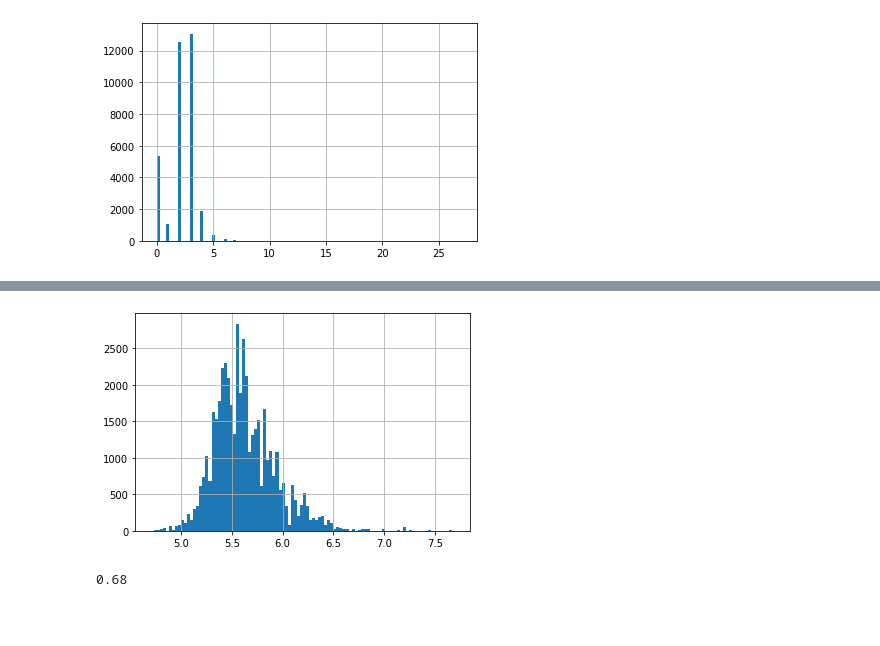
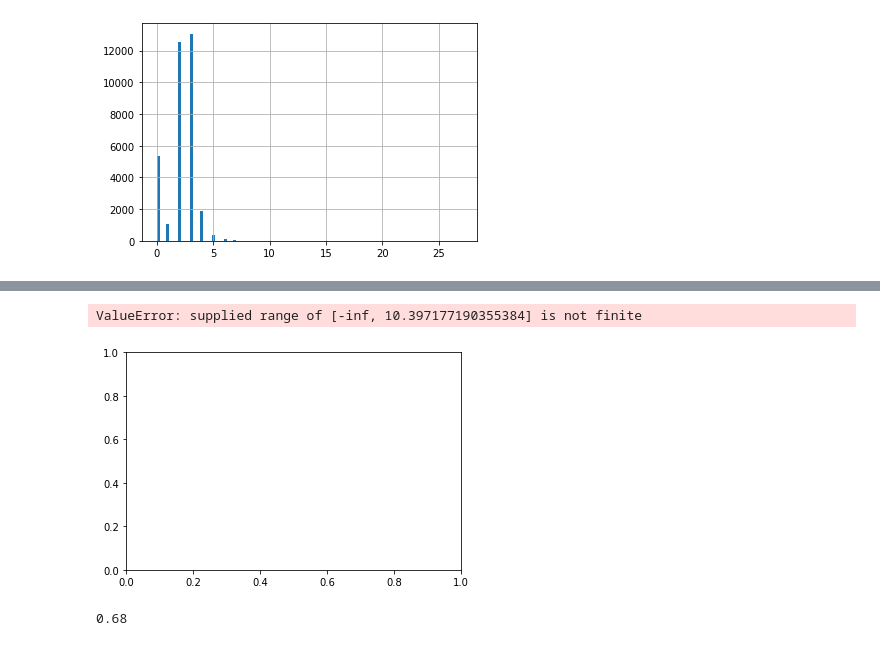
Before and after one commit to emdemor/model-pc-house-prices, a Jupyter notebook: main.ipynb, the cells around one changed output, grey strips where cells are left out. Drawn from its saved outputs; the diff is of its cells as text; code cells hidden in the pictures; blank space fills up the shorter version.

```diff
--- a/main.ipynb
+++ b/main.ipynb
@@ -77,9 +229,10 @@ X.head(2)
 # %%
-np.log10(y[y>0]).hist(bins=100)
+np.log(X_train['area']).hist(bins=100)
 
 plt.show()
 # %% [output]
+ValueError: supplied range of [-inf, 10.397177190355384] is not finite
-[figure, old version]
+[figure, new version]
 # %%
 # data_config = get_config(filename="config/model.yaml")
 
```
Also changed, not shown: parts of 11 cells of this notebook.
